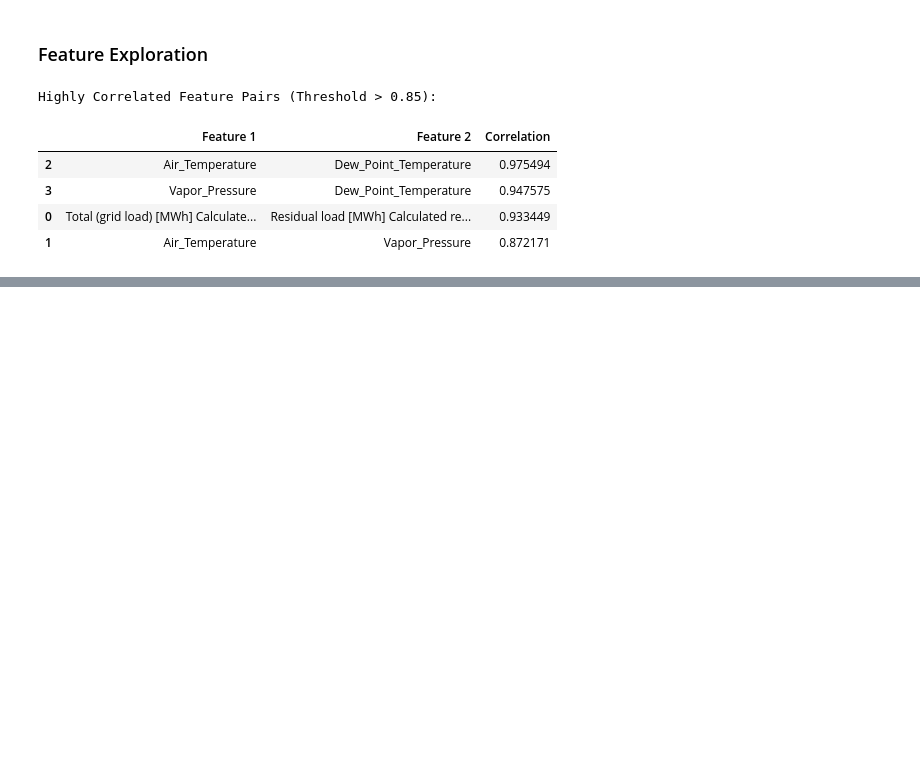
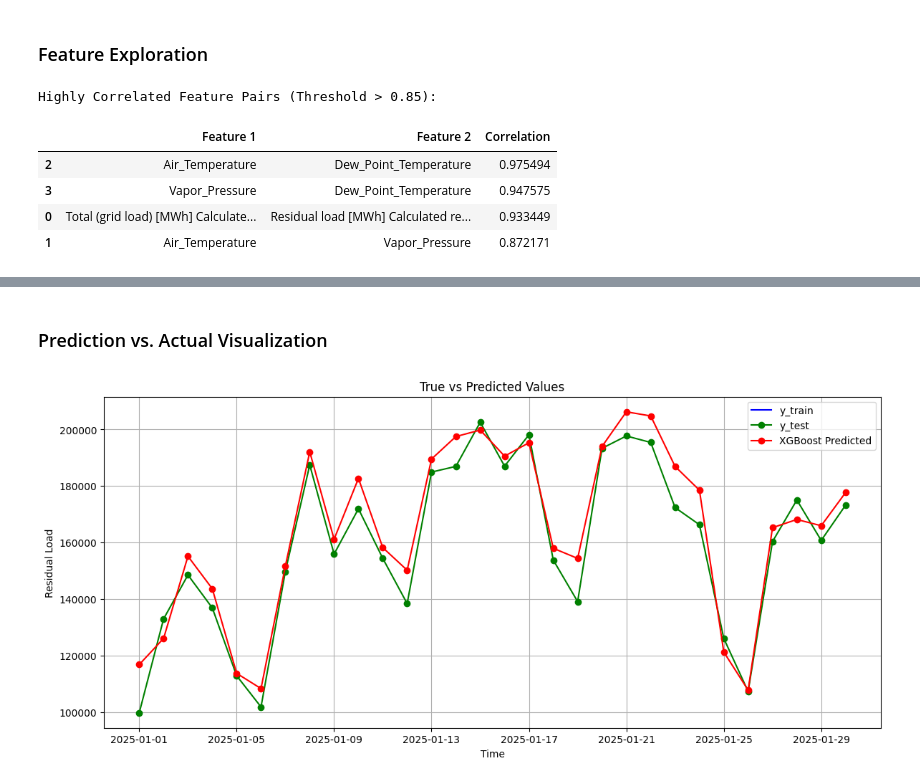
Before and after one commit to yhfrds/techlabs-ds-battery-project, a Jupyter notebook: src/dataset_transformation.ipynb, the cells around one changed output, grey strips where cells are left out. Drawn from its saved outputs; the diff is of its cells as text; code cells hidden in the pictures; blank space fills up the shorter version.

```diff
--- a/src/dataset_transformation.ipynb
+++ b/src/dataset_transformation.ipynb
@@ -71,18 +55,18 @@ from sklearn.impute import IterativeImputer
 imputer = IterativeImputer(max_iter=10, random_state=0)
 
 # Impute missing values and convert back to DataFrame with original columns
-electricity_and_weather_imputed = pd.DataFrame(imputer.fit_transform(electricity_and_weather),
-                                               columns=electricity_and_weather.columns)
+df_imputed = pd.DataFrame(imputer.fit_transform(df),
+                                               columns=df.columns)
 
 # Clip negative values to 0 for all columns after imputation, except 'Dew_Point_Temperature' and 'Air_Temperature',
 # as these columns can validly contain negative values (e.g., for temperatures below freezing).
-columns_to_clip = electricity_and_weather_imputed.columns.difference(['Dew_Point_Temperature', 'Air_Temperature'])
+columns_to_clip = df_imputed.columns.difference(['Dew_Point_Temperature', 'Air_Temperature'])
 
 # Apply clipping for all columns except the ones in the exclusion list
-electricity_and_weather_imputed[columns_to_clip] = electricity_and_weather_imputed[columns_to_clip].clip(lower=0)
+df_imputed[columns_to_clip] = df_imputed[columns_to_clip].clip(lower=0)
 
 # Restore the original index and update the original dataframe
-electricity_and_weather_imputed.index = electricity_and_weather.index
+df_imputed.index = df.index
 # %% [markdown]
 # Exploratory Data Analysis
 # %% [markdown]
@@ -364,0 +244,31 @@ plot_training_vs_predicted_for_years(y_train, y_test, xgb_pred, "XGBoost", 2023,
+# %% [markdown]
+### Prediction vs. Actual Visualization
+# %%
+start_date = '2025-01-01'
+end_date = '2025-01-30'
+
+y_train_df = pd.DataFrame(y_train).rename(columns={y_train.name: 'y_train'})
+y_test_df = pd.DataFrame(y_test).rename(columns={y_test.name: 'y_test'})
+xgb_pred_df = pd.DataFrame(xgb_pred, index=y_test.index).rename(columns={0: 'xgb_pred'})
+
+# Merge them all into a single DataFrame
+combined_df = pd.concat([y_train_df, y_test_df, xgb_pred_df], axis=1)
+filtered_df = combined_df.loc[start_date:end_date]
+
+# Plotting the combined DataFrame
+plt.figure(figsize=(14, 6))
+
+plt.plot(filtered_df.index, filtered_df['y_train'], label='y_train', color='blue')
+plt.plot(filtered_df.index, filtered_df['y_test'], label='y_test', color='green', marker='o')
+plt.plot(filtered_df.index, filtered_df['xgb_pred'], label='XGBoost Predicted', color='red', marker="o")
+
+
+plt.title('True vs Predicted Values')
+plt.xlabel('Time')
+plt.ylabel('Residual Load')
+plt.grid(True)
+plt.legend()
+
+plt.show()
+# %% [output]
+[figure, added]
```
Also changed, not shown: parts of 22 cells of this notebook.
